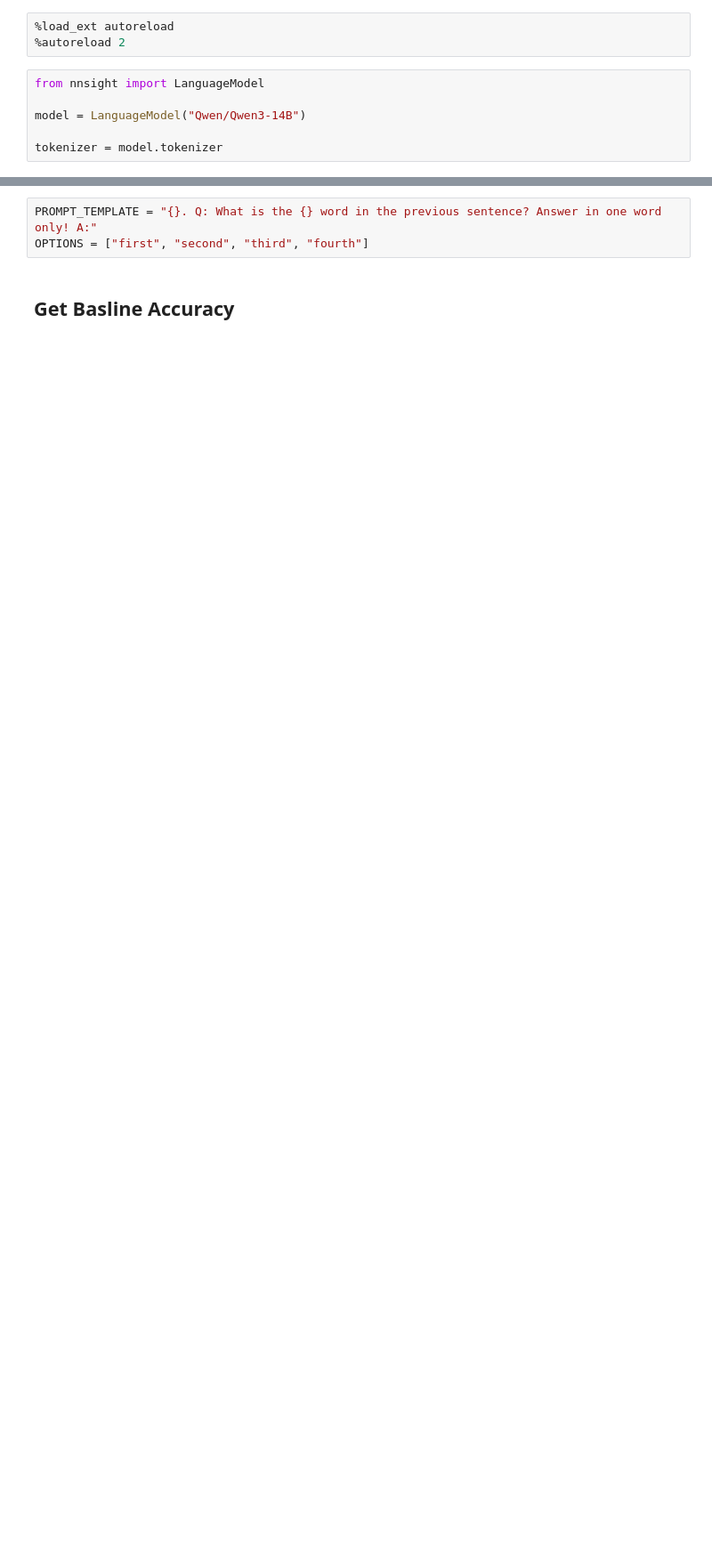
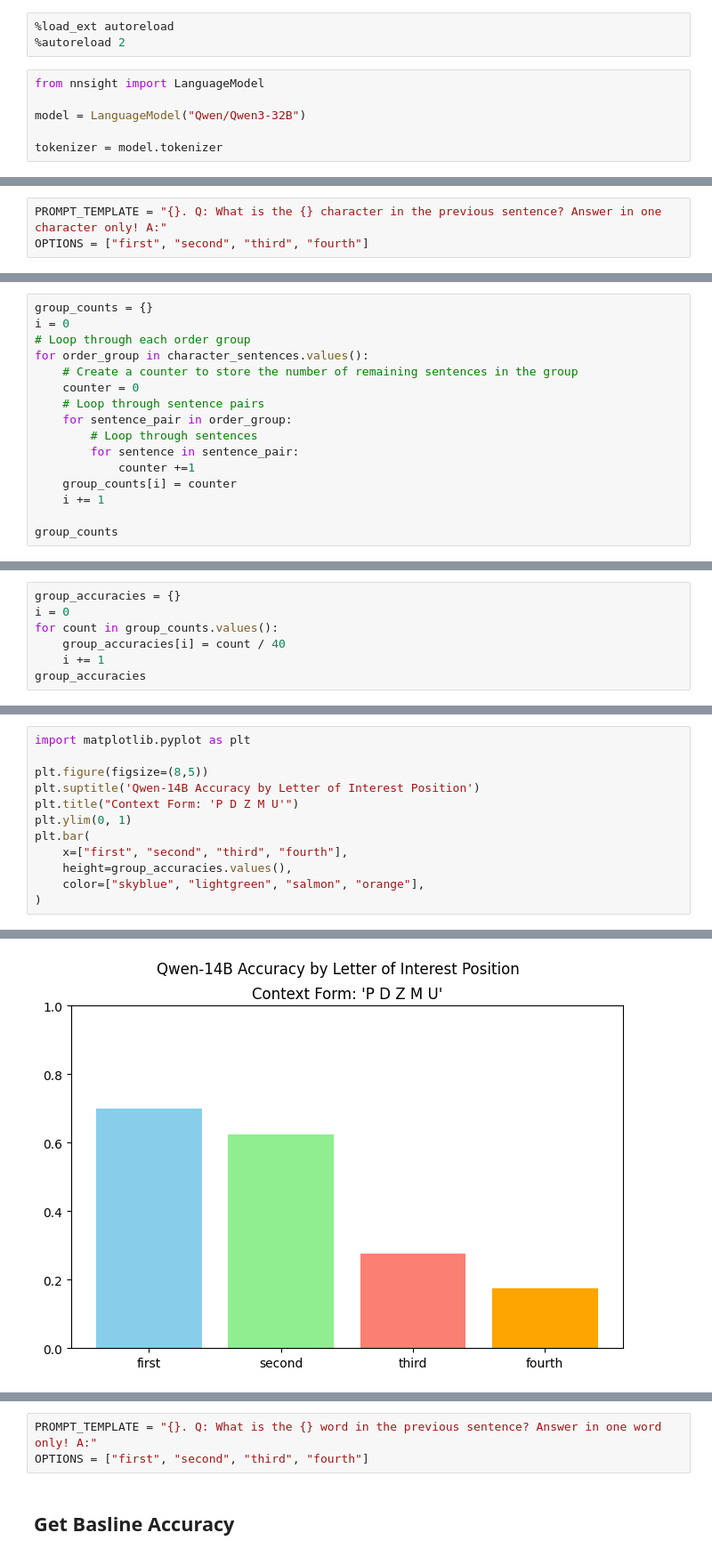
Before and after one commit to giordanorogers/mechinterp, a Jupyter notebook: ordering/demo.ipynb, the cells around one changed output, grey strips where cells are left out. Shown: that part at 89% size. Saved outputs shown, nothing was run; the diff lists cells and outputs as text; blank space fills up the shorter version.

```diff
--- a/ordering/demo.ipynb
+++ b/ordering/demo.ipynb
@@ -4,6 +4,6 @@
 # %%
 from nnsight import LanguageModel
 
-model = LanguageModel("Qwen/Qwen3-14B")
+model = LanguageModel("Qwen/Qwen3-32B")
 
 tokenizer = model.tokenizer
@@ -9,0 +72,3 @@ tokenizer = model.tokenizer
+# %%
+PROMPT_TEMPLATE = "{}. Q: What is the {} character in the previous sentence? Answer in one character only! A:"
+OPTIONS = ["first", "second", "third", "fourth"]
@@ -9,0 +228,16 @@ tokenizer = model.tokenizer
+# %%
+group_counts = {}
+i = 0
+# Loop through each order group
+for order_group in character_sentences.values():
+    # Create a counter to store the number of remaining sentences in the group
+    counter = 0
+    # Loop through sentence pairs
+    for sentence_pair in order_group:
+        # Loop through sentences
+        for sentence in sentence_pair:
+            counter +=1
+    group_counts[i] = counter
+    i += 1
+
+group_counts
@@ -9,0 +246,7 @@ tokenizer = model.tokenizer
+# %%
+group_accuracies = {}
+i = 0
+for count in group_counts.values():
+    group_accuracies[i] = count / 40
+    i += 1
+group_accuracies
@@ -9,0 +255,13 @@ tokenizer = model.tokenizer
+# %%
+import matplotlib.pyplot as plt
+
+plt.figure(figsize=(8,5))
+plt.suptitle('Qwen-14B Accuracy by Letter of Interest Position')
+plt.title("Context Form: 'P D Z M U'")
+plt.ylim(0, 1)
+plt.bar(
+    x=["first", "second", "third", "fourth"],
+    height=group_accuracies.values(),
+    color=["skyblue", "lightgreen", "salmon", "orange"],
+)
+# %% [output]
@@ -9,0 +269 @@ tokenizer = model.tokenizer
+[figure, added]
```
Also changed, not shown: parts of 13 cells of this notebook, 8 other files.
